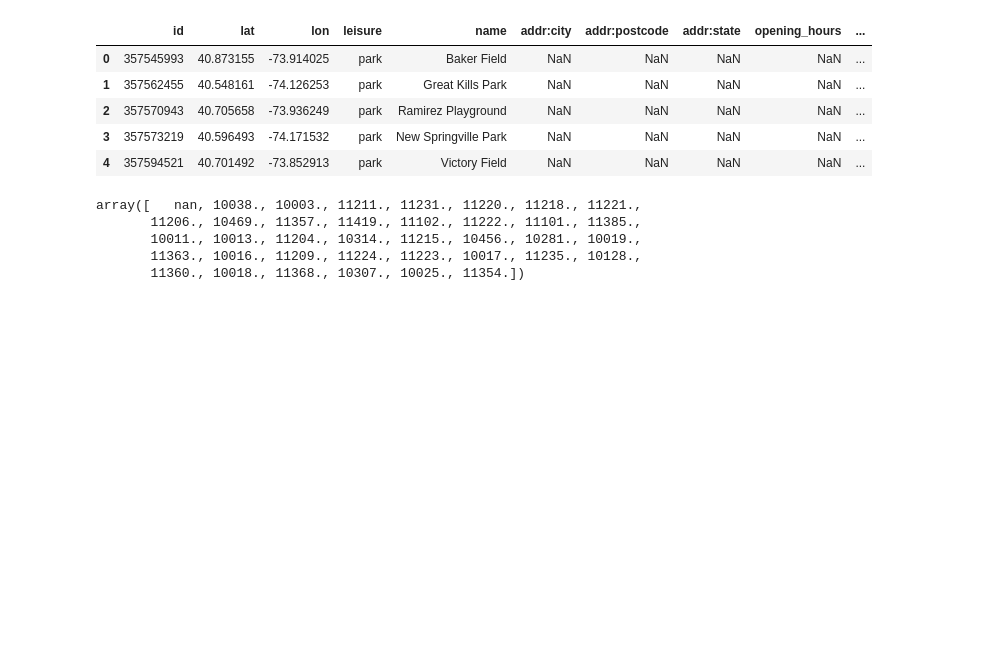
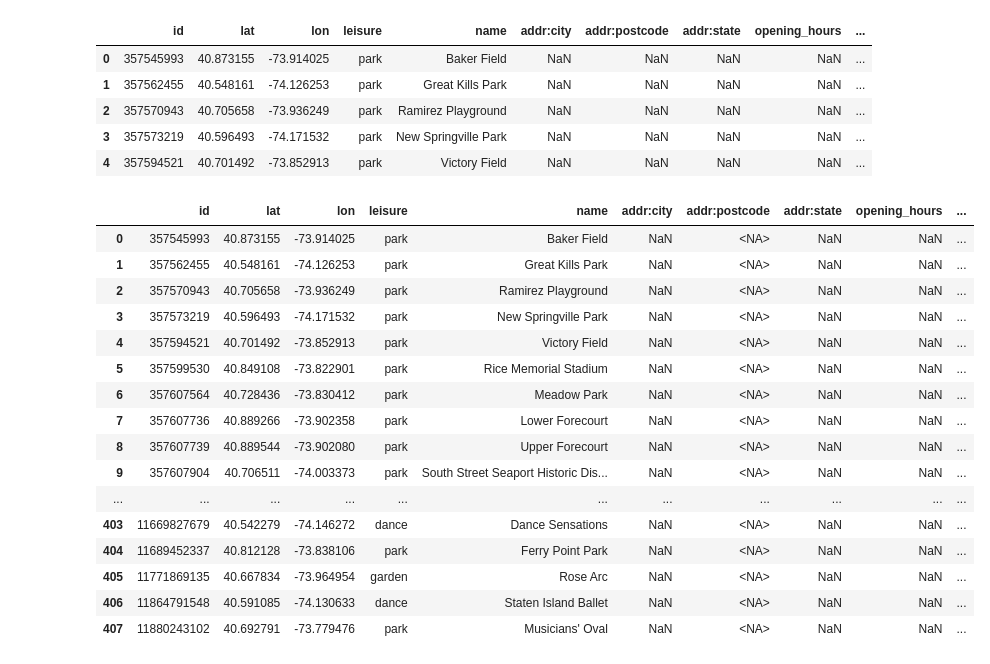
Before and after one commit to eoinmtreacy/pinbox, a Jupyter notebook: ml_pipeline/data_evaluation/osm_places/osm_leisure_data_clean.ipynb, the cells around one changed output. Saved outputs shown, nothing was run; the diff lists cells and outputs as text; code cells hidden in the pictures; blank space fills up the shorter version.

```diff
--- a/ml_pipeline/data_evaluation/osm_places/osm_leisure_data_clean.ipynb
+++ b/ml_pipeline/data_evaluation/osm_places/osm_leisure_data_clean.ipynb
@@ -36,7 +36,7 @@ df.drop(df[df['access']=='private'].index, inplace=True)
 df.drop('access', axis=1, inplace=True)
 # %%
 # Change NaN values in wheelchair feature to no
-df.fillna({'wheelchair':'no'}, inplace=True)
+df.fillna({'wheelchair':'unknown'}, inplace=True)
 # %%
 df.columns
 # %% [output]
@@ -55,11 +55,25 @@ df.head()
 | 4 | 357594521 | 40.701492 | -73.852913 | park | Victory Field | NaN | NaN | NaN | NaN | ... |
 # %%
 df['addr:postcode'] = df['addr:postcode'].astype('Int64')
-# %% [output]
-array([   nan, 10038., 10003., 11211., 11231., 11220., 11218., 11221.,
-       11206., 10469., 11357., 11419., 11102., 11222., 11101., 11385.,
-       10011., 10013., 11204., 10314., 11215., 10456., 10281., 10019.,
-       11363., 10016., 11209., 11224., 11223., 10017., 11235., 10128.,
-       11360., 10018., 11368., 10307., 10025., 11354.])
+# %%
+df.loc[df['addr:postcode'].isna()]
+# %% [output]
+|  | id | lat | lon | leisure | name | addr:city | addr:postcode | addr:state | opening_hours | ... |
+| 0 | 357545993 | 40.873155 | -73.914025 | park | Baker Field | NaN | <NA> | NaN | NaN | ... |
+| 1 | 357562455 | 40.548161 | -74.126253 | park | Great Kills Park | NaN | <NA> | NaN | NaN | ... |
+| 2 | 357570943 | 40.705658 | -73.936249 | park | Ramirez Playground | NaN | <NA> | NaN | NaN | ... |
+| 3 | 357573219 | 40.596493 | -74.171532 | park | New Springville Park | NaN | <NA> | NaN | NaN | ... |
+| 4 | 357594521 | 40.701492 | -73.852913 | park | Victory Field | NaN | <NA> | NaN | NaN | ... |
+| 5 | 357599530 | 40.849108 | -73.822901 | park | Rice Memorial Stadium | NaN | <NA> | NaN | NaN | ... |
+| 6 | 357607564 | 40.728436 | -73.830412 | park | Meadow Park | NaN | <NA> | NaN | NaN | ... |
+| 7 | 357607736 | 40.889266 | -73.902358 | park | Lower Forecourt | NaN | <NA> | NaN | NaN | ... |
+| 8 | 357607739 | 40.889544 | -73.902080 | park | Upper Forecourt | NaN | <NA> | NaN | NaN | ... |
+| 9 | 357607904 | 40.706511 | -74.003373 | park | South Street Seaport Historic Dis... | NaN | <NA> | NaN | NaN | ... |
+| ... | ... | ... | ... | ... | ... | ... | ... | ... | ... | ... |
+| 403 | 11669827679 | 40.542279 | -74.146272 | dance | Dance Sensations | NaN | <NA> | NaN | NaN | ... |
+| 404 | 11689452337 | 40.812128 | -73.838106 | park | Ferry Point Park | NaN | <NA> | NaN | NaN | ... |
+| 405 | 11771869135 | 40.667834 | -73.964954 | garden | Rose Arc | NaN | <NA> | NaN | NaN | ... |
+| 406 | 11864791548 | 40.591085 | -74.130633 | dance | Staten Island Ballet | NaN | <NA> | NaN | NaN | ... |
+| 407 | 11880243102 | 40.692791 | -73.779476 | park | Musicians' Oval | NaN | <NA> | NaN | NaN | ... |
 # %%
 df.to_csv("osm_places_leisure_cleaned.csv", index=False)
```
Also changed, not shown: 3 other files.
